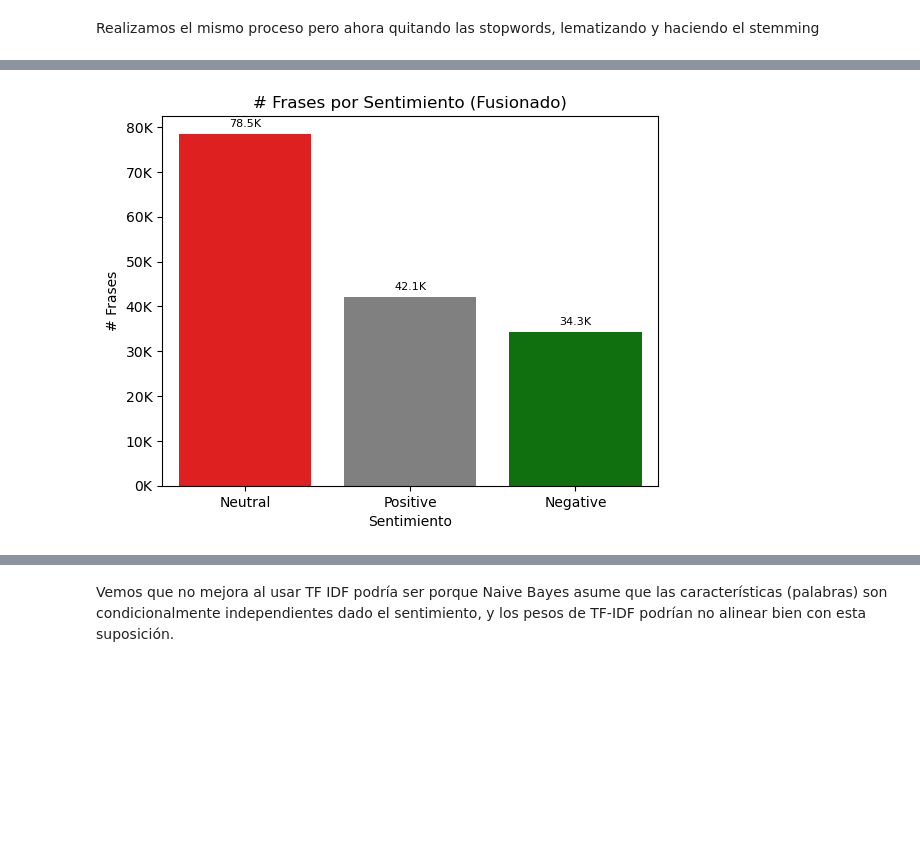
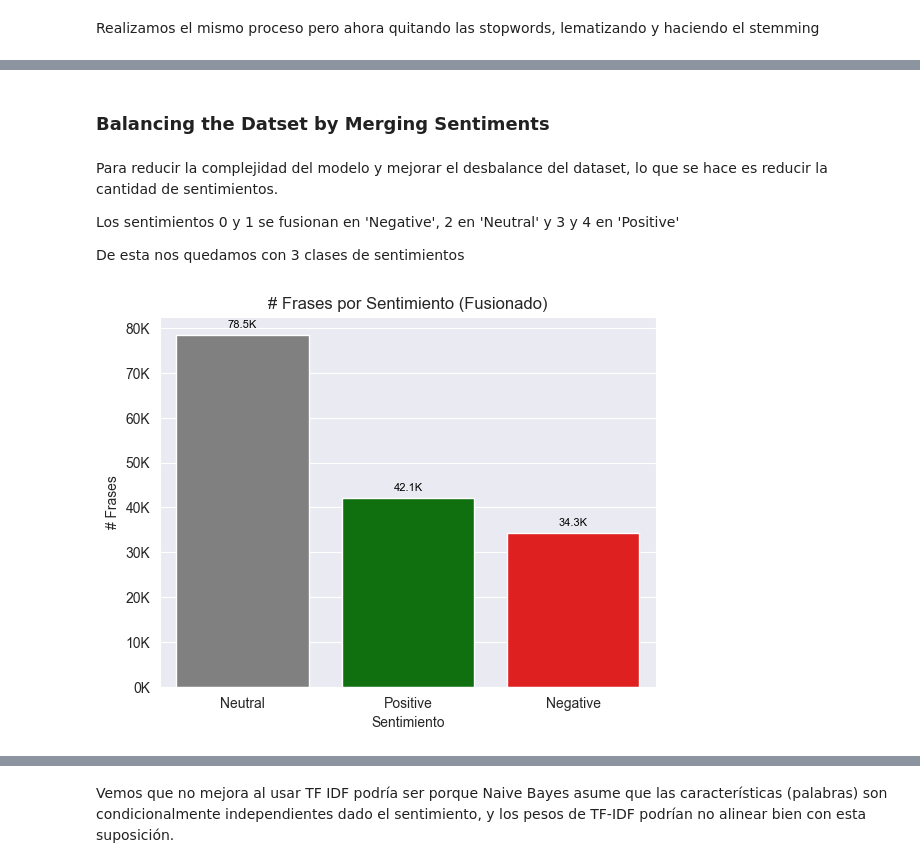
Before and after one commit to balechon/NLP_Laboratorios, a Jupyter notebook: Laboratorio2.ipynb, the cells around one changed output, grey strips where cells are left out. Drawn from its saved outputs; the diff is of its cells as text; code cells hidden in the pictures; blank space fills up the shorter version.

```diff
--- a/Laboratorio2.ipynb
+++ b/Laboratorio2.ipynb
@@ -42,13 +54,11 @@ criticas.head()
 # %%
-
 def format_thousands(x, pos):
     return f'{int(x/1000)}K'
 
 # Definir los colores para cada sentimiento
 colors = {0: 'red', 1: 'orange', 2: 'gray', 3: 'lightgreen', 4: 'green'}
 
-
-sentiment_counts = criticas['Sentiment'].value_counts().sort_index()
+sentiment_counts = df_criticas['Sentiment'].value_counts().sort_index()
 
 # Crear el gráfico de barras
 ax = sns.barplot(x=sentiment_counts.index, y=sentiment_counts.values, palette=colors.values())
@@ -59,10 +69,10 @@ plt.xlabel('Sentimiento')
 plt.ylabel('# Frases')
 
 # Añadir leyenda personalizada
-labels = ['Negative', 'Somewhat Negative', 'Neutral', 'Somewhat Positive', 'Positive']
+labels = ['Negativo', 'Algo Negativo', 'Neutral', 'Algo Positivo', 'Positivo']
 handles = [plt.Rectangle((0,0),1,1, color=colors[i]) for i in colors.keys()]
 plt.legend(handles, labels)
-
+sns.move_legend(ax,"upper left",bbox_to_anchor=(1, 1))
 # Añadir etiquetas de valores
 for p in ax.patches:
     ax.annotate(f'{p.get_height()/1000:.1f}K',
@@ -159,0 +167,9 @@ plot_wordcloud_and_barchart_clean(criticas, 4, 'Positive Sentiment')
+# %%
+df_criticas_clean = df_criticas.copy(deep=True) # para no modificar el dataframe original
+# aplica el procesamiento de texto a cada frase
+df_criticas_clean['Text_processed'] = df_criticas_clean['Phrase'].apply(preprocess_text)
+df_criticas_clean = df_criticas_clean.dropna(subset=['Text_processed'])
+
+# Generar gráficos para cada sentimiento con el preprocesamiento aplicado
+for i in range(5):
+    plot_wordcloud_and_barchart_clean(df_criticas_clean, i, f'Top 10 palabras Sentimiento: {labels[i]}')
@@ -287,0 +227,20 @@ Se obtiene el mismo resultado, ya que no estamos como analizando la frecuencia y
+# %%
+vectorizer = CountVectorizer()
+df_criticas_clean['Text_processed'] = df_criticas_clean['Text_processed'].apply(lambda x: ' '.join(x))
+X = vectorizer.fit_transform(df_criticas_clean['Text_processed'])
+
+# Asignar la variable objetivo
+y = df_criticas_clean['Sentiment']
+
+# Separar en conjuntos de entrenamiento y prueba
+X_train, X_test, y_train, y_test = train_test_split(X, y, test_size=0.2, random_state=42)
+
+# Definir y entrenar el modelo Naive Bayes
+model = MultinomialNB()
+model.fit(X_train, y_train)
+
+# Predecir y evaluar el modelo
+y_pred = model.predict(X_test)
+accuracy = accuracy_score(y_test, y_pred)
+print(f'Accuracy after preprocessing: {accuracy}')
+print(classification_report(y_test, y_pred))
@@ -356,34 +314,42 @@ Para probar si el desbalanceo afecta demasiado, lo que se hace es bajar la canti
+# %% [markdown]
+### Balancing the Datset by Merging Sentiments
+# %% [markdown]
+Para reducir la complejidad del modelo y mejorar el desbalance del dataset, lo que se hace es reducir la cantidad de sentimientos.
+
+Los sentimientos 0 y 1 se fusionan en 'Negative', 2 en 'Neutral' y 3 y 4 en 'Positive'
+
+De esta nos quedamos con 3 clases de sentimientos
 # %%
 import seaborn as sns
 import matplotlib.pyplot as plt
 from matplotlib.ticker import FuncFormatter
 
 # Fusionar los sentimientos 0 y 1 como 'Negative', 2 como 'Neutral', y 3 y 4 como 'Positive'
-criticas_processed['Sentiment_Merged'] = criticas_processed['Sentiment'].replace({0: 'Negative', 1: 'Negative', 2: 'Neutral', 3: 'Positive', 4: 'Positive'})
+df_criticas_clean['Sentiment_Merged'] = df_criticas_clean['Sentiment'].replace({0: 'Negative', 1: 'Negative', 2: 'Neutral', 3: 'Positive', 4: 'Positive'})
 
 # Contar los valores de 'Sentiment_Merged'
-sentiment_counts_merged = criticas_processed['Sentiment_Merged'].value_counts()
+sentiment_counts_merged = df_criticas_clean['Sentiment_Merged'].value_counts().reset_index()
 
 # Crear el gráfico de barras con la nueva distribución de sentimientos
 colors_merged = {'Negative': 'red', 'Neutral': 'gray', 'Positive': 'green'}
-ax = sns.barplot(x=sentiment_counts_merged.index, y=sentiment_counts_merged.values, palette=colors_merged.values())
+ax = sns.barplot(data=sentiment_counts_merged, x="Sentiment_Merged", y="count", palette=colors_merged)
 
 # Títulos y etiquetas
 plt.title('# Frases por Sentimiento (Fusionado)')
 plt.xlabel('Sentimiento')
 plt.ylabel('# Frases')
 
 # Añadir etiquetas de valores en las barras, con formato de miles (K)
 for p in ax.patches:
     ax.annotate(f'{p.get_height()/1000:.1f}K',
                 (p.get_x() + p.get_width() / 2., p.get_height()),
                 ha='center', va='baseline', fontsize=8, color='black', xytext=(0, 5),
                 textcoords='offset points')
 
 # Formatear los ejes Y para mostrar valores en miles (K)
 ax.yaxis.set_major_formatter(FuncFormatter(format_thousands))
 
 # Mostrar gráfico
 plt.show()
 # %% [output]
-[figure, old version]
+[figure, new version]
```
Also changed, not shown: parts of 41 cells of this notebook, 2 other files.
